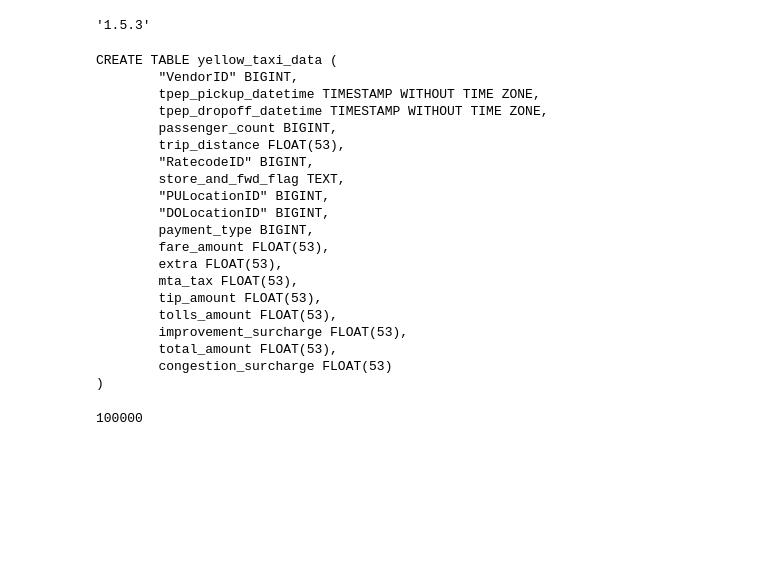
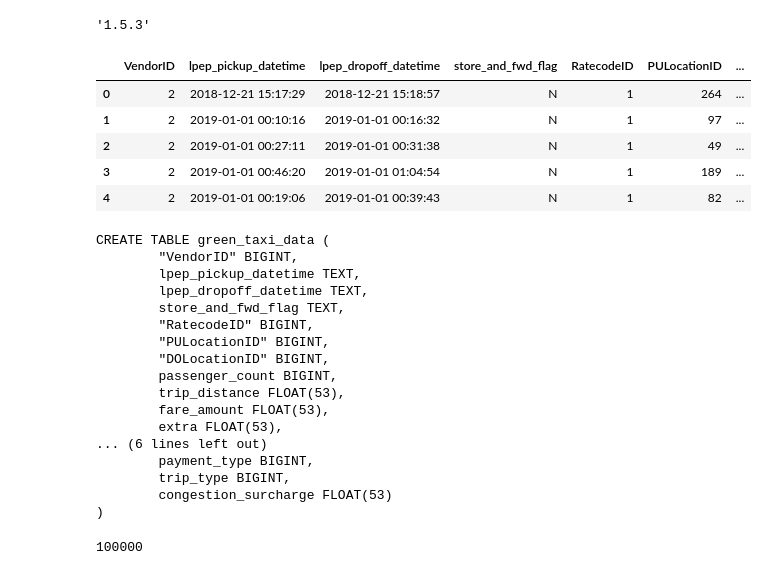
Before and after one commit to rickynauvaldy/data-engineering-zoomcamp, a Jupyter notebook: week_1/docker_sql/upload-data.ipynb, the cells around one changed output. Cells and saved outputs as stored; diff of their text form; code cells hidden in the pictures; blank space fills up the shorter version.

```diff
--- a/week_1/docker_sql/upload-data.ipynb
+++ b/week_1/docker_sql/upload-data.ipynb
@@ -5,5 +5,14 @@ pd.__version__
 # %% [output]
 '1.5.3'
 # %%
-df = pd.read_csv('data/yellow_tripdata_2021-01.csv', nrows=100)
+df = pd.read_csv('data/green_tripdata_2019-01.csv', nrows=100)
+# %%
+df.head()
+# %% [output]
+|  | VendorID | lpep_pickup_datetime | lpep_dropoff_datetime | store_and_fwd_flag | RatecodeID | PULocationID | ... |
+| 0 | 2 | 2018-12-21 15:17:29 | 2018-12-21 15:18:57 | N | 1 | 264 | ... |
+| 1 | 2 | 2019-01-01 00:10:16 | 2019-01-01 00:16:32 | N | 1 | 97 | ... |
+| 2 | 2 | 2019-01-01 00:27:11 | 2019-01-01 00:31:38 | N | 1 | 49 | ... |
+| 3 | 2 | 2019-01-01 00:46:20 | 2019-01-01 01:04:54 | N | 1 | 189 | ... |
+| 4 | 2 | 2019-01-01 00:19:06 | 2019-01-01 00:39:43 | N | 1 | 82 | ... |
 # %%
@@ -14,26 +23,23 @@ from sqlalchemy import create_engine
 # %%
 engine = create_engine('postgresql://root:root@localhost:5432/ny_taxi')
 # %%
-print(pd.io.sql.get_schema(df, name='yellow_taxi_data', con=engine))
+print(pd.io.sql.get_schema(df, name='green_taxi_data', con=engine))
 # %% [output]
-CREATE TABLE yellow_taxi_data (
+CREATE TABLE green_taxi_data (
         "VendorID" BIGINT,
-        tpep_pickup_datetime TIMESTAMP WITHOUT TIME ZONE,
-        tpep_dropoff_datetime TIMESTAMP WITHOUT TIME ZONE,
+        lpep_pickup_datetime TEXT,
+        lpep_dropoff_datetime TEXT,
+        store_and_fwd_flag TEXT,
+        "RatecodeID" BIGINT,
+        "PULocationID" BIGINT,
+        "DOLocationID" BIGINT,
         passenger_count BIGINT,
         trip_distance FLOAT(53),
-        "RatecodeID" BIGINT,
-        store_and_fwd_flag TEXT,
-        "PULocationID" BIGINT,
-        "DOLocationID" BIGINT,
-        payment_type BIGINT,
         fare_amount FLOAT(53),
         extra FLOAT(53),
-        mta_tax FLOAT(53),
-        tip_amount FLOAT(53),
-        tolls_amount FLOAT(53),
-        improvement_surcharge FLOAT(53),
-        total_amount FLOAT(53),
+... (6 lines left out)
+        payment_type BIGINT,
+        trip_type BIGINT,
         congestion_surcharge FLOAT(53)
 )
 # %%
```
Also changed, not shown: parts of 9 cells of this notebook, 1 other file.
